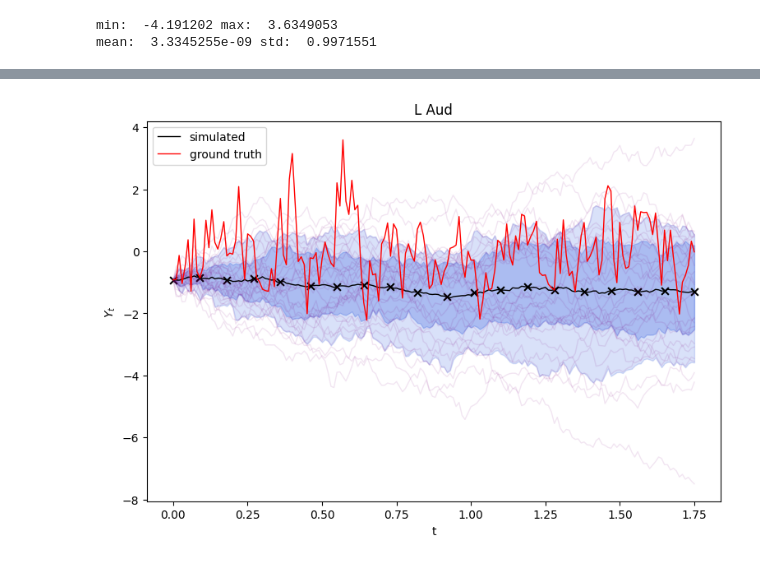
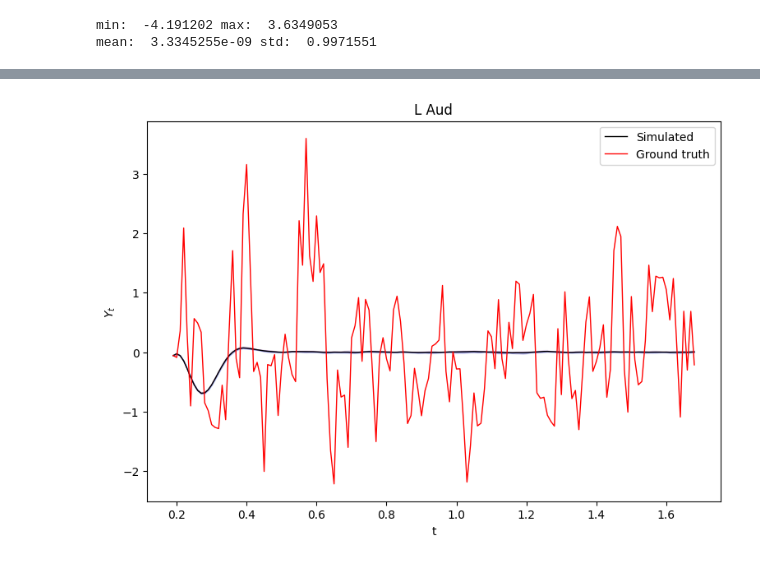
Before and after one commit to dani2442/neuroscience, a Jupyter notebook: notebooks/model_sde.ipynb, the cells around one changed output, grey strips where cells are left out. Drawn from its saved outputs; the diff is of its cells as text; code cells hidden in the pictures.

```diff
--- a/notebooks/model_sde.ipynb
+++ b/notebooks/model_sde.ipynb
@@ -193,11 +185,9 @@ sde = LinearSDE(state_size=state_size, brownian_size=brownian_size).to(device)
 # %%
-set_seed(123)
 # Data
 dataset = VariableLengthSDEData(dt=dt, state_size=state_size, device=device)
 loader = DataLoader(dataset, batch_size=batch_size, shuffle=True, collate_fn=collate_variable, drop_last=False)
 
-# Model
-sde = LinearSDE(state_size=state_size, brownian_size=brownian_size).to(device)
+set_seed(123)
 optimizer = optim.Adam(sde.parameters(), lr=lr)
 
 # Training loop
@@ -223,7 +213,7 @@ for epoch in range(1, epochs + 1):
 
         loss = masked_mse(x_sim, y_pad, mask)
         loss.backward()
-        torch.nn.utils.clip_grad_norm_(sde.parameters(), 5.0)
+        torch.nn.utils.clip_grad_norm_(sde.parameters(), 1.0)
         optimizer.step()
 
         total_loss += loss.item()
@@ -261,0 +245,4 @@ plt.show()
+# %%
+# Data
+dataset = VariableLengthSDEData(dt=dt, state_size=state_size, length=150, device=device)
+loader = DataLoader(dataset, batch_size=1, shuffle=True, collate_fn=collate_variable, drop_last=False)
@@ -262,11 +272,8 @@ plt.show()
 # %%
 t, y_pad, mask, x0 = next(iter(loader))
 
-n_samples = 30
-ys = []
-for _ in range(n_samples):
-    ys.append(torchsde.sdeint(sde, x0, t).squeeze().detach().numpy())
+n_samples = 5
 
-ys = np.stack(ys)
+x0_batch = x0.repeat(n_samples, 1)
+ys = torchsde.sdeint(sde, x0_batch, t, dt=dt)
+ys = ys.detach().numpy()
-# %%
-ys = ys[:, :, 0]
@@ -273,27 +290,28 @@ ys = ys[:, :, 0]
 # %%
 # Mean and quantiles
-mean = ys.mean(axis=0)
-q10, q25, q75, q90 = np.percentile(ys, [10, 25, 75, 90], axis=0)
+yi = ys[:, :, 0].transpose(1,0)
+mean = yi.mean(axis=0)
+q5, q10, q25, q75, q90, q95 = np.percentile(yi, [5, 10, 25, 75, 90, 95], axis=0)
 
 # Plot
 fig, ax = plt.subplots(figsize=(9,6))
-ax.fill_between(t, q10, q90, color="royalblue", alpha=0.2)
-ax.fill_between(t, q25, q75, color="royalblue", alpha=0.3)
+ax.fill_between(t, q5, q95, color="royalblue", alpha=0.1)
+ax.fill_between(t, q10, q90, color="royalblue", alpha=0.15)
+ax.fill_between(t, q25, q75, color="royalblue", alpha=0.2)
+
 
 # Plot sample paths
 for i in range(n_samples):
-    ax.plot(t, ys[i], color="purple", alpha=0.1, linewidth=1)
+    ax.plot(t, yi[i], color="purple", alpha=0.1, linewidth=1)
 
 # Plot mean
-ax.plot(t, mean, color="black", linewidth=1, label="simulated")
-ax.plot(t, y_pad[0, :, 0].numpy(), color="red", linewidth=1, label="ground truth")
-idx = np.linspace(0, len(t)-1, 20, dtype=int)
-ax.scatter(t[idx], mean[idx], color="black", s=40, marker="x")
+ax.plot(t, mean, color="black", linewidth=1, label="Simulated")
+ax.plot(t, y_pad[0, :, 0].numpy(), color="red", linewidth=1, label="Ground truth")
 
 ax.set_title(atlas["labels"][0])
 ax.set_xlabel("t")
 ax.set_ylabel(r"$Y_t$")
 plt.legend()
 plt.show()
 # %% [output]
-[figure, old version]
+[figure, new version]
```
Also changed, not shown: parts of 13 cells of this notebook, 3 other files.
